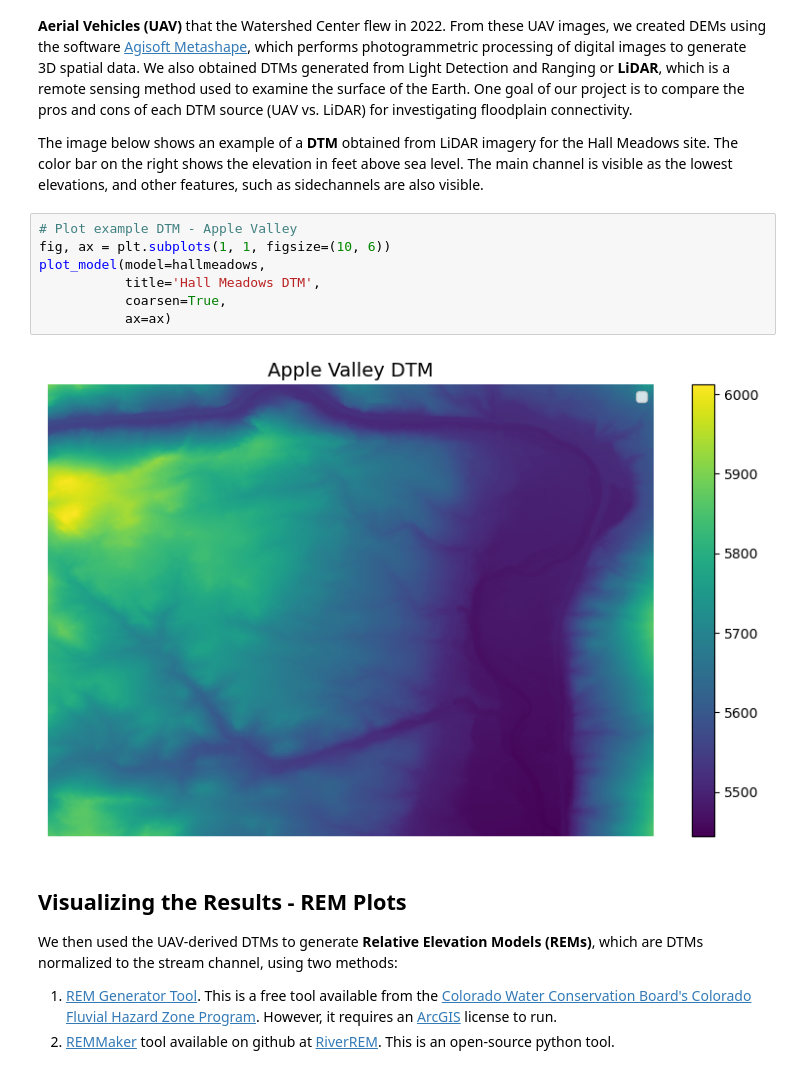
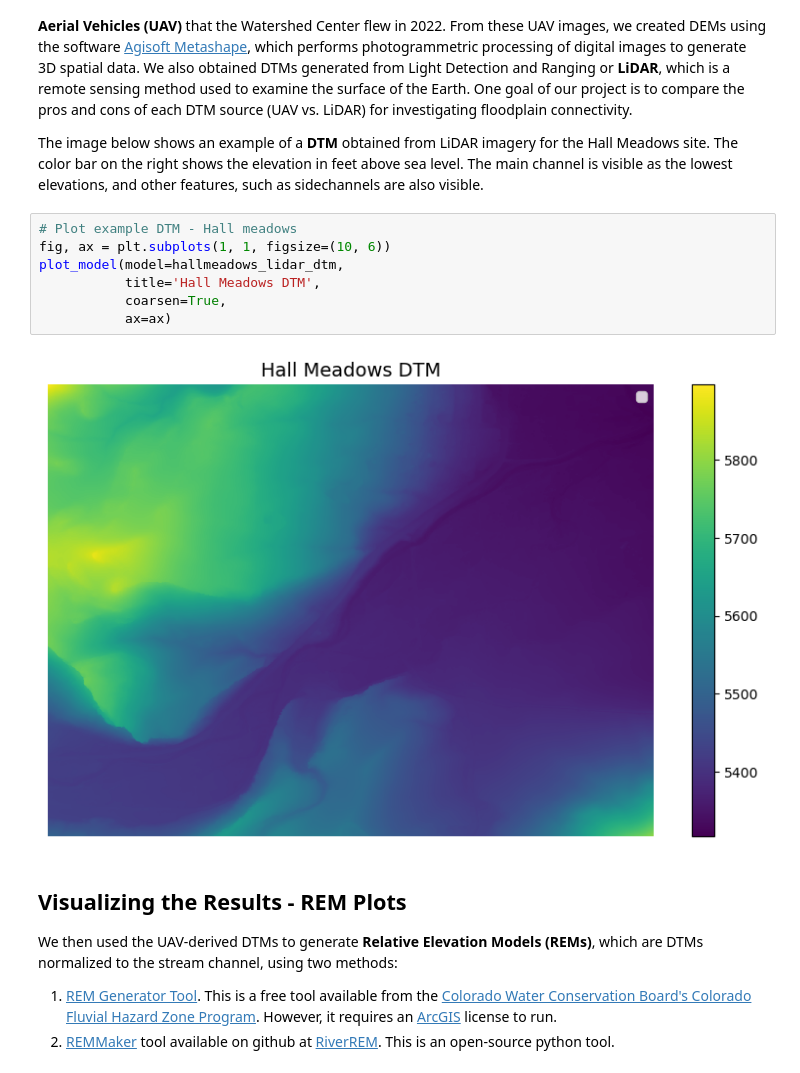
Before and after one commit to lechipman/example-project-repository, a Jupyter notebook: draft_blog_post.ipynb, the cells around one changed output. Saved outputs shown, nothing was run; the diff lists cells and outputs as text.

Commit message:
reduced files/add hall meadows

```diff
--- a/draft_blog_post.ipynb
+++ b/draft_blog_post.ipynb
@@ -59,14 +59,14 @@ A **Digital Terrain Model (DTM)** is a representation of the topographic surface
 
 The image below shows an example of a **DTM** obtained from LiDAR imagery for the Hall Meadows site. The color bar on the right shows the elevation in feet above sea level. The main channel is visible as the lowest elevations, and other features, such as sidechannels are also visible.
 # %%
-# Plot example DTM - Apple Valley
+# Plot example DTM - Hall meadows
 fig, ax = plt.subplots(1, 1, figsize=(10, 6))
-plot_model(model=hallmeadows,
+plot_model(model=hallmeadows_lidar_dtm,
            title='Hall Meadows DTM',
            coarsen=True,
            ax=ax)
 # %% [output]
-[figure, old version]
+[figure, new version]
 # %% [markdown]
 ## Visualizing the Results - REM Plots
 We then used the UAV-derived DTMs to generate **Relative Elevation Models (REMs)**, which are DTMs normalized to the stream channel, using two methods:
```
Also changed, not shown: parts of 4 cells of this notebook, 1 other file.
